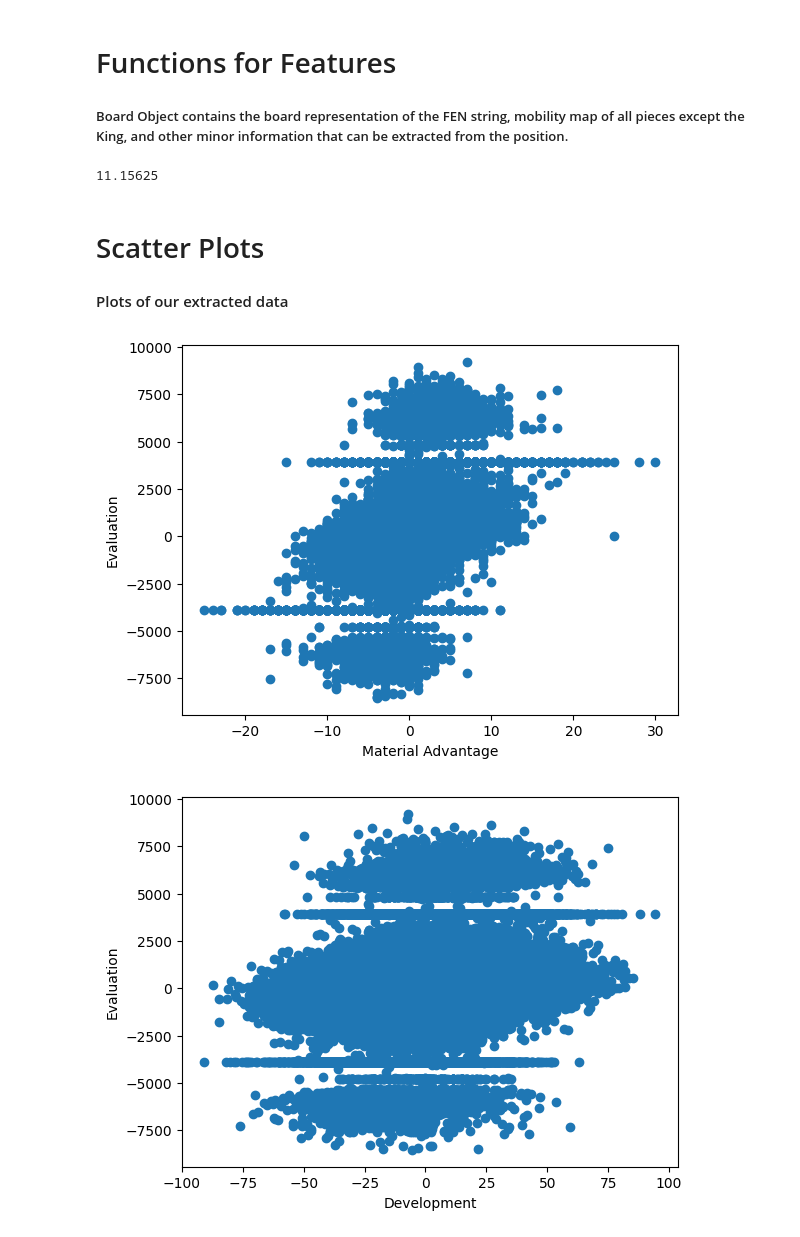
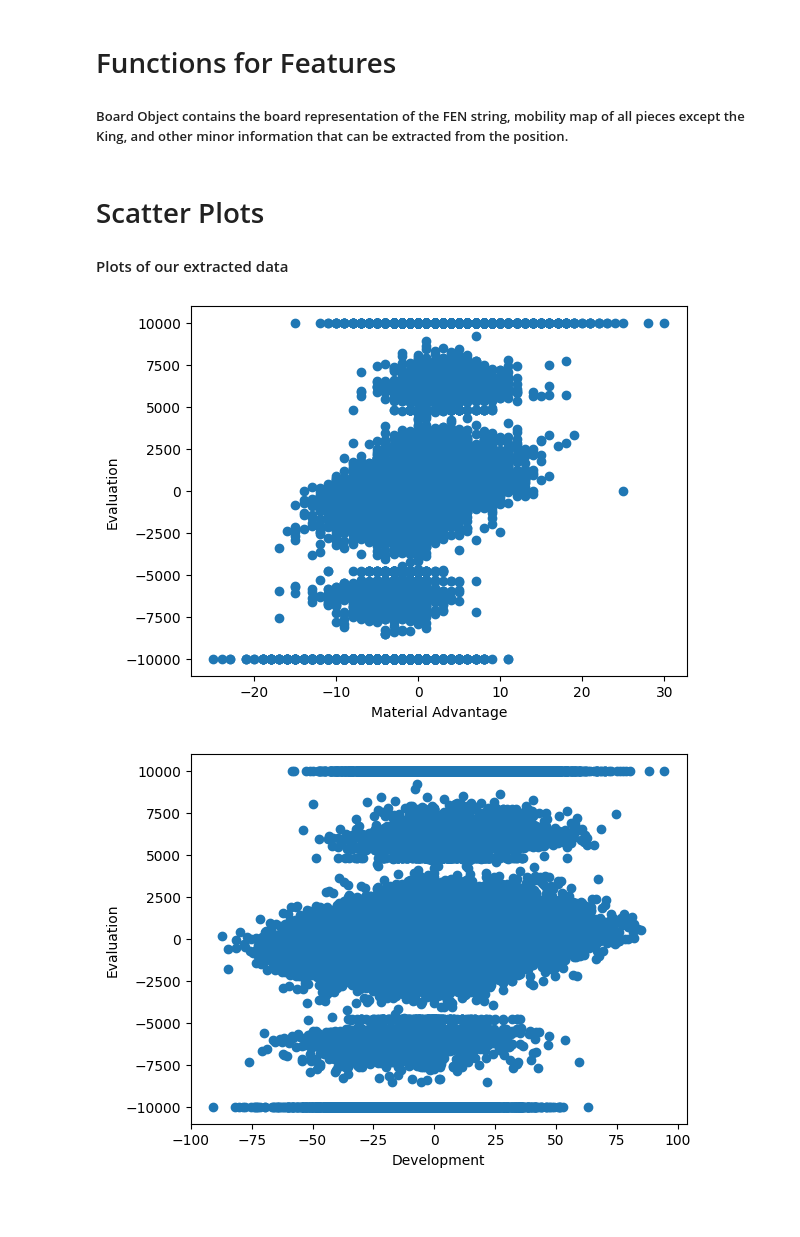
Before and after one commit to ezh247467/CSE151A-Group-Project, a Jupyter notebook: Group_Project.ipynb, the cells around one changed output. Drawn from its saved outputs; the diff is of its cells as text; code cells hidden in the pictures; blank space fills up the shorter version.

Commit message:
Fixed issues with indicating forced checkmate when preprocessing data

```diff
--- a/Group_Project.ipynb
+++ b/Group_Project.ipynb
@@ -505,11 +512,6 @@ class Board:
       bishop(color)
 
     return scores['w'] - scores['b']
-
-board = Board(chessData_df['FEN'][0])
-print(board.evaluate())
-# %% [output]
-11.15625
 # %% [markdown]
 # Scatter Plots
 #### Plots of our extracted data
@@ -522,33 +524,33 @@ data = np.array([Board(fen) for fen in fen_strs])
 boards = pd.DataFrame(data, columns=['FEN'])
 chessData_df = chessData_df.drop('FEN', axis=1)
 chessData_df = pd.concat([chessData_df, boards], axis=1)
 advantages = np.array([board.advantage() for board in boards['FEN']])
 
 evals = np.array([board.evaluate() for board in boards['FEN']])
 evaluations = np.array(chessData_df['Evaluation'])
 for i in range(len(evaluations)):
   eval = evaluations[i]
   if '#' in eval:
-    evaluations[i] = eval[1] + '3900'
+    evaluations[i] = eval[1] + '10000'
   evaluations[i] = int(evaluations[i])
 
 evaluations = pd.DataFrame(evaluations, columns=['Evaluation'])
 chessData_df = chessData_df.drop('Evaluation', axis=1)
 chessData_df = pd.concat([chessData_df, evaluations], axis=1)
 chessData_df = chessData_df.assign(Material_Advantage=advantages)
 chessData_df = chessData_df.assign(Development=evals)
 
 eval = chessData_df['Evaluation']
 develop = chessData_df['Development']
 adv = chessData_df['Material_Advantage']
 plt.scatter(adv, eval, label='Material')
 plt.xlabel("Material Advantage")
 plt.ylabel("Evaluation")
 plt.show()
 plt.scatter(develop, eval, label='Development')
 plt.xlabel("Development")
 plt.ylabel("Evaluation")
 plt.show()
 # %% [output]
-[figure, old version]
+[figure, new version]
-[figure, old version]
+[figure, new version]
```
Also changed, not shown: parts of 2 cells of this notebook.
